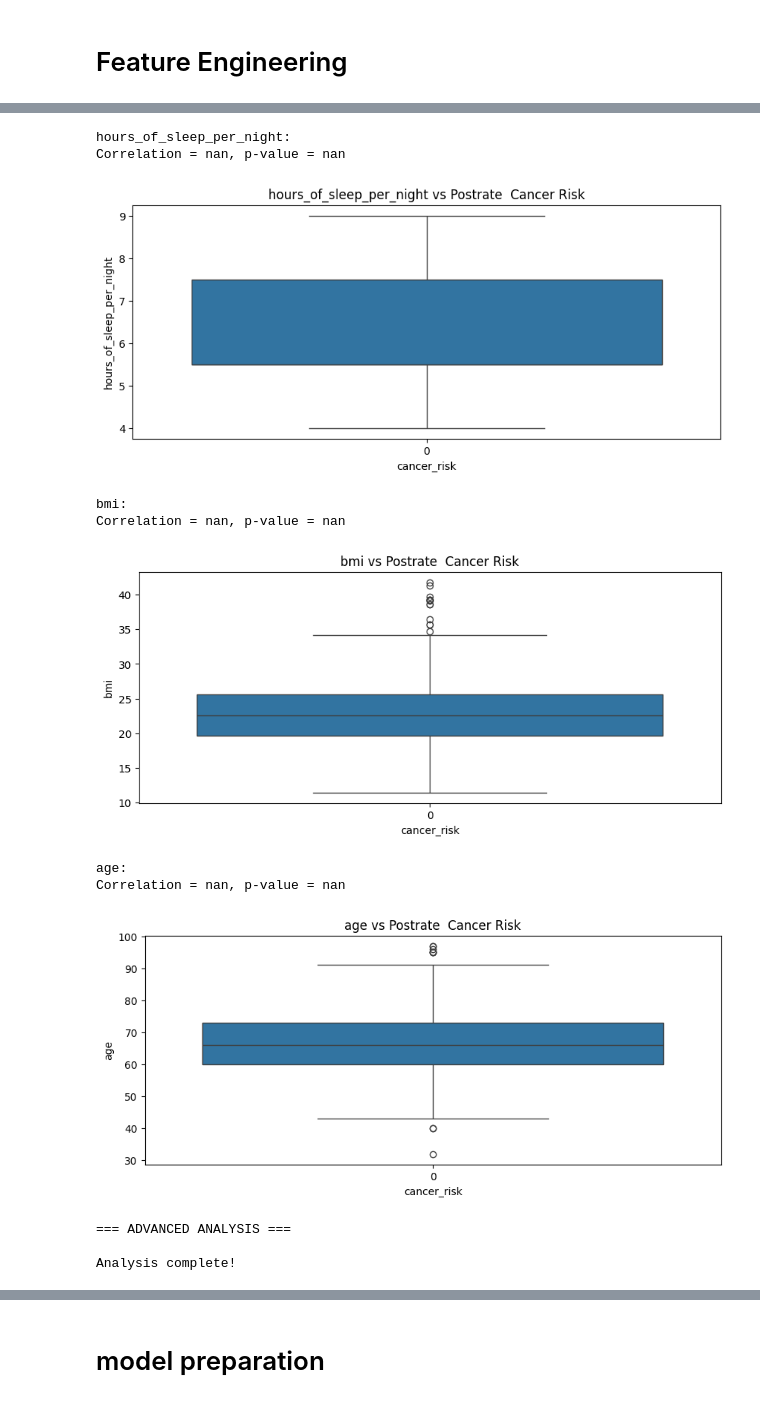
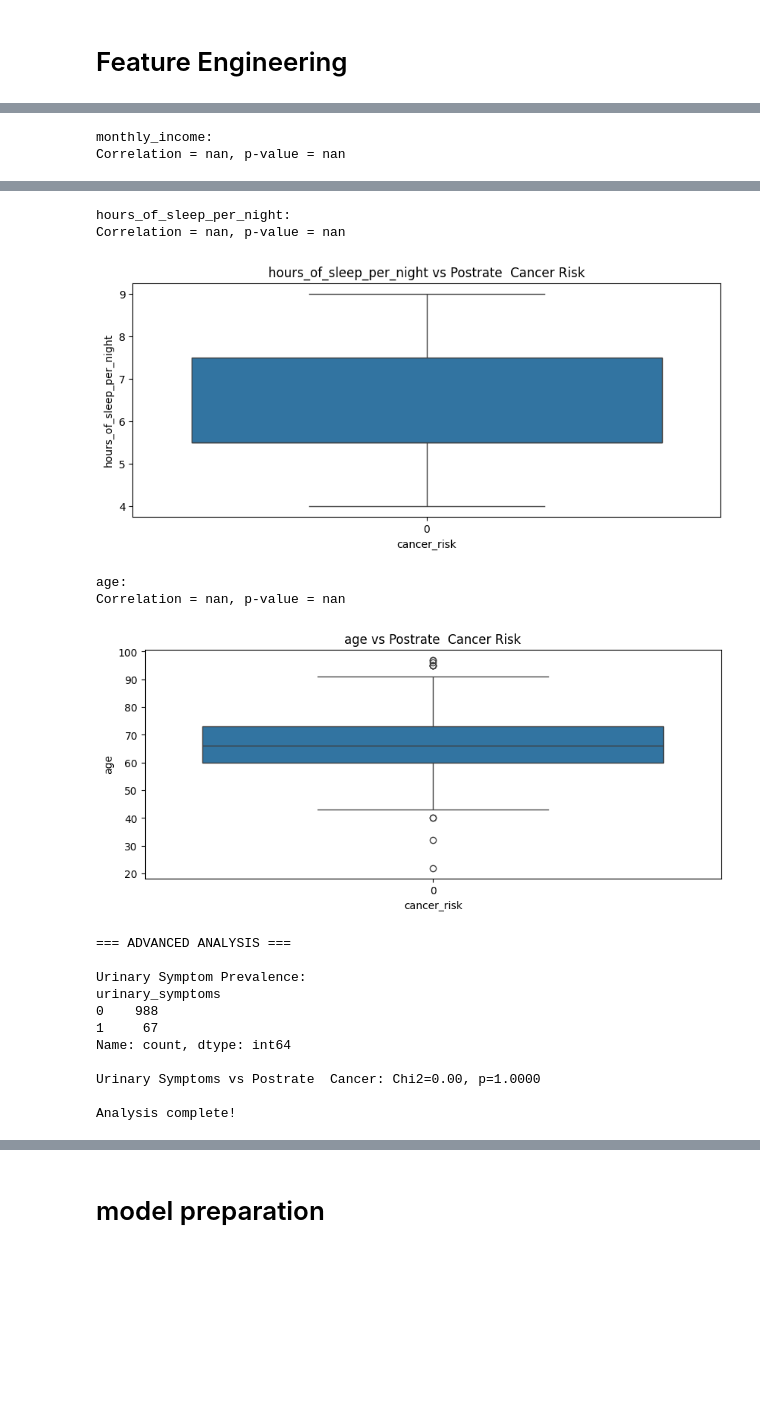
Before and after one commit to pablo9ja/NRF_work, a Jupyter notebook: post.ipynb, the cells around one changed output, grey strips where cells are left out. Saved outputs shown, nothing was run; the diff lists cells and outputs as text; code cells hidden in the pictures; blank space fills up the shorter version.

```diff
--- a/post.ipynb
+++ b/post.ipynb
@@ -441,3 +441,6 @@ df3.shape
 (1021, 21)
 # %% [markdown]
 # Feature Engineering
+# %%
+df4 = pd.read_excel('merged_prostrate_cancer_data.xlsx')
+df4.head(1)
@@ -493,7 +491,7 @@ def load_data(df):
     df = df.applymap(str)
 
     # Create cancer_risk target (1=malignant, 0=benign)
-    df['cancer_risk'] = df['findings'].str.lower().str.contains('cancer').astype(int)
+    df['cancer_risk'] = df['categories'].str.lower().str.contains('cancer').astype(int)
 
     # Clean continuous variables
     cont_vars = ['monthly_income', 'hours_of_sleep_per_night', 'bmi', 'age']
@@ -517,7 +515,7 @@ def run_diagnostics(df):
 
     # 3. Check categorical variables
     cat_vars = ['overall_diet', 'do_you_consume_alcohol',
-               'do_you_smoke', 'how_do_you_rate_your_stress_level']
+                'do_you_smoke', 'how_do_you_rate_your_stress_level']
     print("\nCategorical Value Counts:")
     for var in cat_vars:
         if var in df.columns:
@@ -526,8 +524,14 @@ def run_diagnostics(df):
 
     # 4. Check continuous variables
     cont_vars = ['monthly_income', 'hours_of_sleep_per_night', 'bmi', 'age']
-    print("\nContinuous Variable Summary:")
-    print(df[cont_vars].describe())
+    existing_cont_vars = [var for var in cont_vars if var in df.columns]
+
+    if existing_cont_vars:
+        print("\nContinuous Variable Summary:")
+        print(df[existing_cont_vars].describe())
+    else:
+        print("\nNo continuous variables found in dataset.")
+
 
 # Lifestyle correlation analysis
 def analyze_lifestyle(df):
@@ -632,7 +636,7 @@ if __name__ == "__main__":
     # Load your data
     # df = pd.read_csv('your_data.csv')  # Uncomment to load from file
     # Or use your existing DataFrame:
-    df = df3.copy()  # Replace df3 with your actual DataFrame name
+    df = df4.copy()  # Replace df3 with your actual DataFrame name
 
     # Clean and prepare data
     df = load_data(df)
@@ -668,14 +672,21 @@ Correlation = nan, p-value = nan
+monthly_income:
+Correlation = nan, p-value = nan
 [figure]
-hours_of_sleep_per_night:
-Correlation = nan, p-value = nan
+hours_of_sleep_per_night:
+Correlation = nan, p-value = nan
 [figure]
-bmi:
-Correlation = nan, p-value = nan
+age:
+Correlation = nan, p-value = nan
-[figure, old version]
+[figure, new version]
-age:
-Correlation = nan, p-value = nan
-[figure, removed]
 === ADVANCED ANALYSIS ===
 
+Urinary Symptom Prevalence:
+urinary_symptoms
+0    988
+1     67
+Name: count, dtype: int64
+
+Urinary Symptoms vs Postrate  Cancer: Chi2=0.00, p=1.0000
+
 Analysis complete!
 # %%
```
Also changed, not shown: parts of 45 cells of this notebook, 6 other files.
